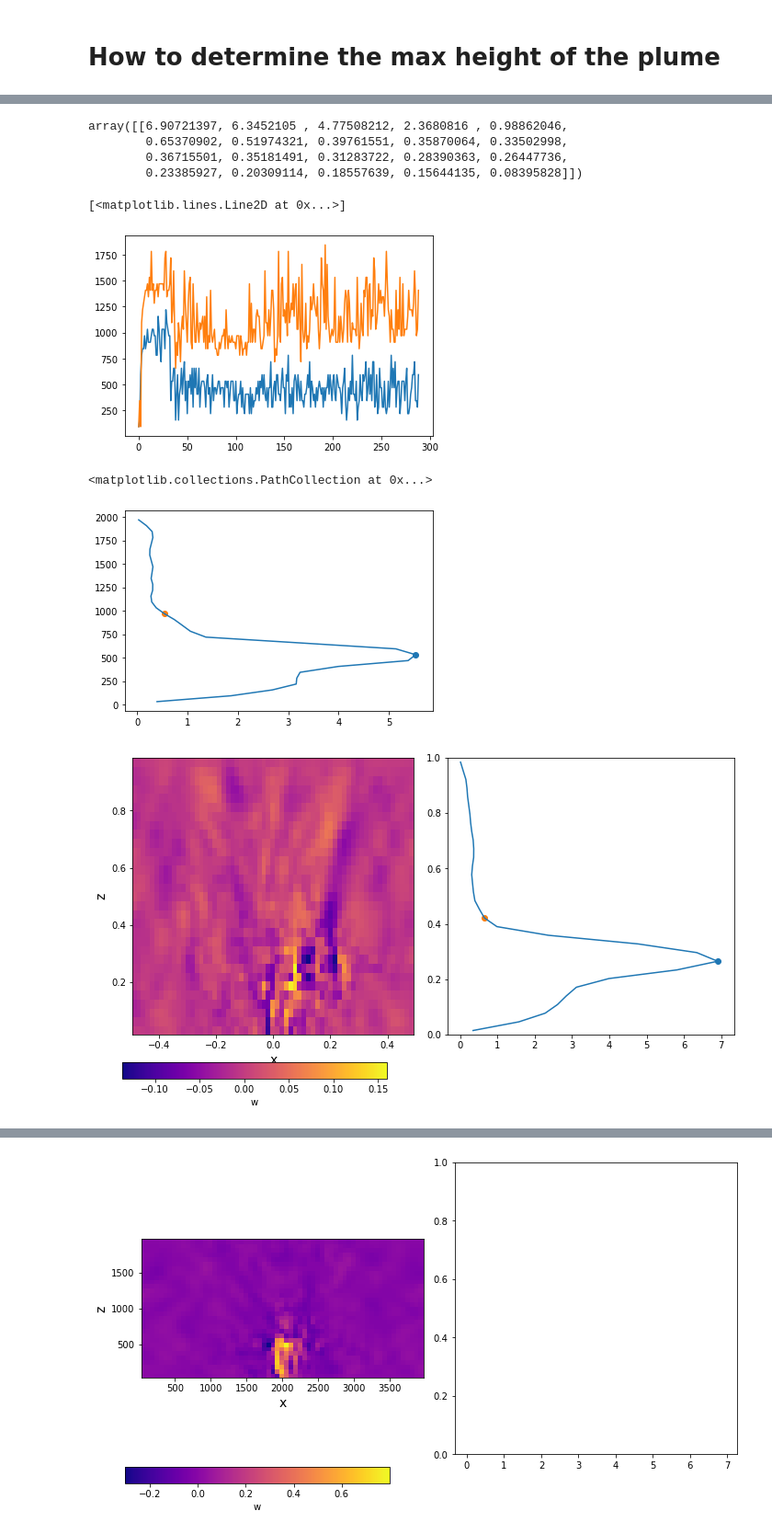
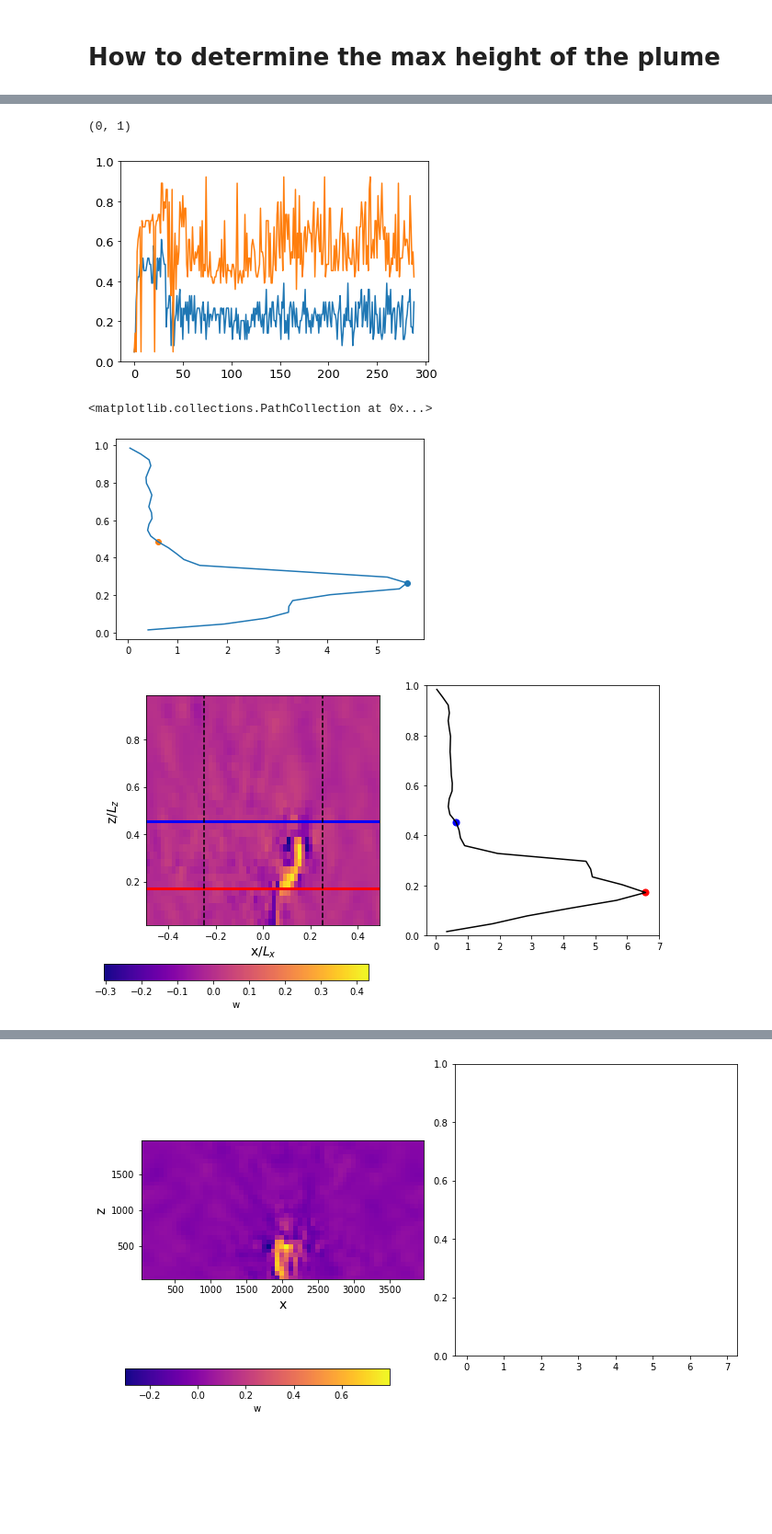
Before and after one commit to cpierard/Nyles, a Jupyter notebook: notebooks/Devenish_plot_replication.ipynb, the cells around one changed output, grey strips where cells are left out. Shown at 92% size. Cells and saved outputs as stored; diff of their text form; code cells hidden in the pictures; blank space fills up the shorter version.

Commit message:
plume height detection non-rot and rot

```diff
--- a/notebooks/Devenish_plot_replication.ipynb
+++ b/notebooks/Devenish_plot_replication.ipynb
@@ -81,7 +81,7 @@ Text(0.5, 0, 'time (hours)')
 # %% [markdown]
 # How to determine the max height of the plume
 # %%
-momentum_flux = no_rot.Flux_levels('momentum', 0.2)
+momentum_flux = no_rot.Flux_levels('momentum', 0.25)
 # %%
 for t in range(0, 200, 20):
     plt.plot(momentum_flux[t], z, label=t)
@@ -95,11 +95,3 @@ plt.legend()
-# %%
-idx = np.where(np.diff(momentum_flux[100]) < 0)
-momentum_flux[100, idx]
-# %% [output]
-array([[6.90721397, 6.3452105 , 4.77508212, 2.3680816 , 0.98862046,
-        0.65370902, 0.51974321, 0.39761551, 0.35870064, 0.33502998,
-        0.36715501, 0.35181491, 0.31283722, 0.28390363, 0.26447736,
-        0.23385927, 0.20309114, 0.18557639, 0.15644135, 0.08395828]])
 # %%
 def find_z_plume(array, percent):
     array = np.asarray(array[1:])
@@ -118,56 +110,54 @@ for t in range(momentum_flux.shape[0]):
     z_plume_2[t] = z[z_plume_idx]
 # %%
-plt.plot(z_plume)
-plt.plot(z_plume_2)
+plt.plot(z_plume/2000)
+plt.plot(z_plume_2/2000)
+plt.ylim(0,1)
 # %% [output]
-[<matplotlib.lines.Line2D at 0x...>]
+(0, 1)
-[figure, old version]
+[figure, new version]
 # %%
 nt = 200
-plt.plot(momentum_flux[nt],z)
+plt.plot(momentum_flux[nt],z/2000)
 
 M_max_idx = np.where(momentum_flux[nt] == momentum_flux[nt].max())[0]
-plt.scatter(momentum_flux[nt, M_max_idx], z[M_max_idx])
+plt.scatter(momentum_flux[nt, M_max_idx], z[M_max_idx]/2000)
 
 z_plume_idx = find_z_plume(momentum_flux[nt], 0.1)
 
-plt.scatter(momentum_flux[nt, z_plume_idx], z[z_plume_idx])
+plt.scatter(momentum_flux[nt, z_plume_idx], z[z_plume_idx]/2000)
 # %% [output]
 <matplotlib.collections.PathCollection at 0x...>
-[figure, old version]
+[figure, new version]
 # %%
-field = variables['w']#/62.5
-exp.params['Lx']
-
-n = 100
+n = 141
 maxx = 10
 minn = -10
 Lz = 2000
 
-fig = plt.figure(figsize=(10,5), tight_layout=True)
+field = variables['w']#/62.5
+exp.params['Lx']
+z_plume_idx = find_z_plume(momentum_flux[n], 0.1)
+M_max_idx = find_z_plume(momentum_flux[n], 1)
+
+fig = plt.figure(figsize=(10,5))
 ax1 = plt.subplot(121, aspect='equal')
-im = ax1.pcolormesh(XZ, ZX, field[n, :, 32, :], cmap='plasma')#, vmax=maxx, vmin=minn)
-#ax1.text(2700, 2100, f't = {t[n]/3600:.2f} h', c='black', fontsize=14)
-#ax1.text(200, 2100, f'y = {y[32]:.0f} m', c='black', fontsize=14)
-ax1.set_xlabel('x', fontsize=14)
-ax1.set_ylabel('z', fontsize=14)
+im = ax1.pcolormesh(XZ, ZX, field[n, :, 32, :], cmap='plasma')
+ax1.axhline(z[z_plume_idx]/Lz, c='blue', lw=3)
+ax1.axhline(z[M_max_idx]/Lz, c='red', lw=3)
+ax1.axvline(0.25, c='k', linestyle='--')
+ax1.axvline(-0.25, c='k', linestyle='--')
+
+ax1.set_xlabel('x/$L_x$', fontsize=14)
+ax1.set_ylabel('z/$L_z$', fontsize=14)
 
 ax2 = plt.subplot(122)
-ax2.plot(momentum_flux[n],z/Lz)
+ax2.plot(momentum_flux[n], z/Lz, c='k')
+ax2.scatter(momentum_flux[n, z_plume_idx], z[z_plume_idx]/Lz, c='blue', s=50)
+ax2.scatter(momentum_flux[n, M_max_idx], z[M_max_idx]/Lz, c='red', s=50)
 
-M_max_idx = np.where(momentum_flux[n] == momentum_flux[n].max())[0]
-plt.scatter(momentum_flux[n, M_max_idx], z[M_max_idx]/Lz)
-z_plume_idx = find_z_plume(momentum_flux[n], 0.1)
-ax2.scatter(momentum_flux[n, z_plume_idx], z[z_plume_idx]/Lz)
 ax2.set_ylim(0,1)
-#ax2.pcolormesh(XY, YX, field[n, 10, :, :], cmap='plasma')#,  vmax=maxx, vmin=minn)
-#ax2.text(2650, 3600, f'z = {z[16]:.0f} m', c='white', fontsize=14)
-#ax2.set_xlabel('x', fontsize=14)
-#ax2.set_ylabel('y', fontsize=14)
 
 cbaxes = fig.add_axes([0.06, -0.01, 0.4, 0.05])
 cb = plt.colorbar(im, cax = cbaxes, orientation='horizontal', label='w')
-
-#plt.tight_layout()
 # %% [output]
-[figure, old version]
+[figure, new version]
```
Also changed, not shown: parts of 13 cells of this notebook, 1 other file.
